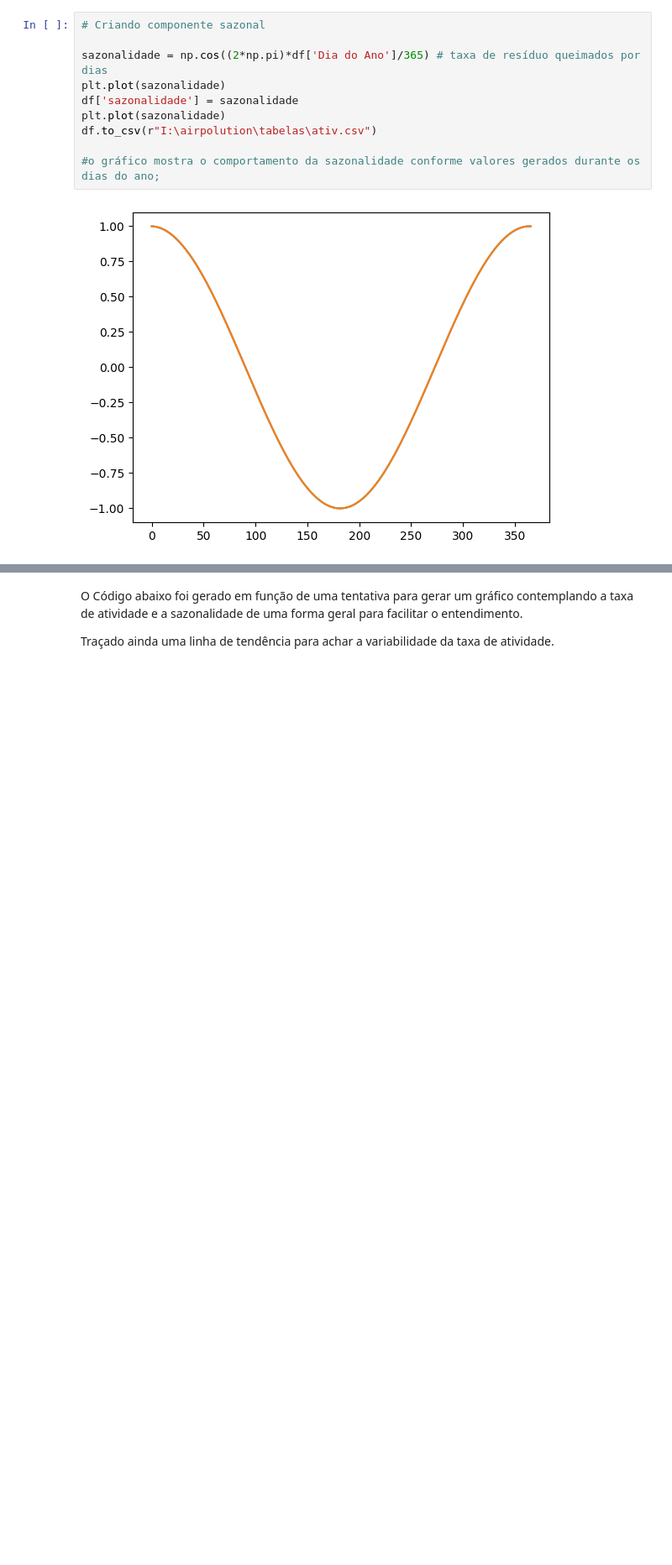
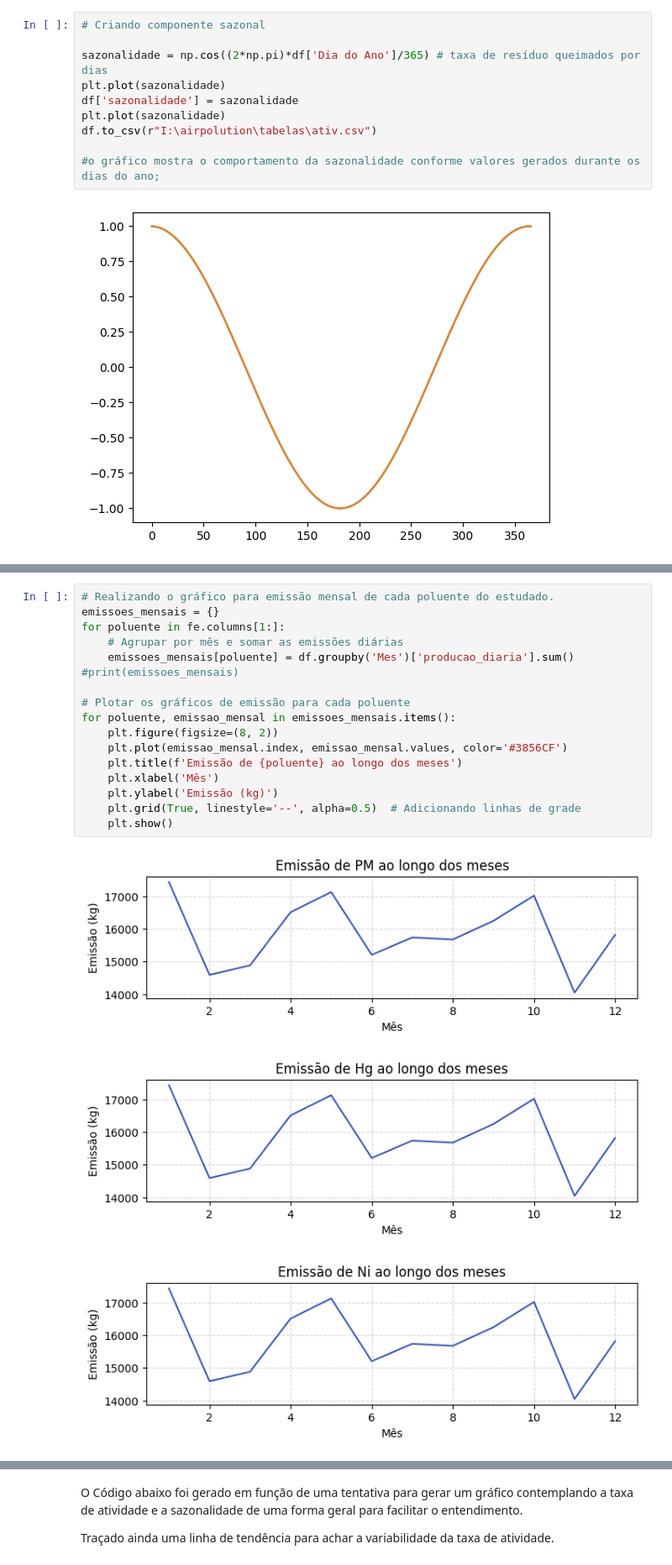
Before and after one commit to SergioStrackJunior/ENS5173_airpolution, a Jupyter notebook: Atividade01_01.ipynb, the cells around one changed output, grey strips where cells are left out. Shown at 84% size. Drawn from its saved outputs; the diff is of its cells as text; blank space fills up the shorter version.

```diff
--- a/Atividade01_01.ipynb
+++ b/Atividade01_01.ipynb
@@ -265,0 +301,21 @@ print(df['aleatorioSazonal'].mean()*365) #Multiplicado pelos dias do ano
+# %%
+# Realizando o gráfico para emissão mensal de cada poluente do estudado.
+emissoes_mensais = {}
+for poluente in fe.columns[1:]:
+    # Agrupar por mês e somar as emissões diárias
+    emissoes_mensais[poluente] = df.groupby('Mes')['producao_diaria'].sum()
+#print(emissoes_mensais)
+
+# Plotar os gráficos de emissão para cada poluente
+for poluente, emissao_mensal in emissoes_mensais.items():
+    plt.figure(figsize=(8, 2))
+    plt.plot(emissao_mensal.index, emissao_mensal.values, color='#3856CF')
+    plt.title(f'Emissão de {poluente} ao longo dos meses')
+    plt.xlabel('Mês')
+    plt.ylabel('Emissão (kg)')
+    plt.grid(True, linestyle='--', alpha=0.5)  # Adicionando linhas de grade
+    plt.show()
+# %% [output]
+[figure, added]
+[figure, added]
+[figure, added]
```
Also changed, not shown: parts of 6 cells of this notebook, 1 other file.
